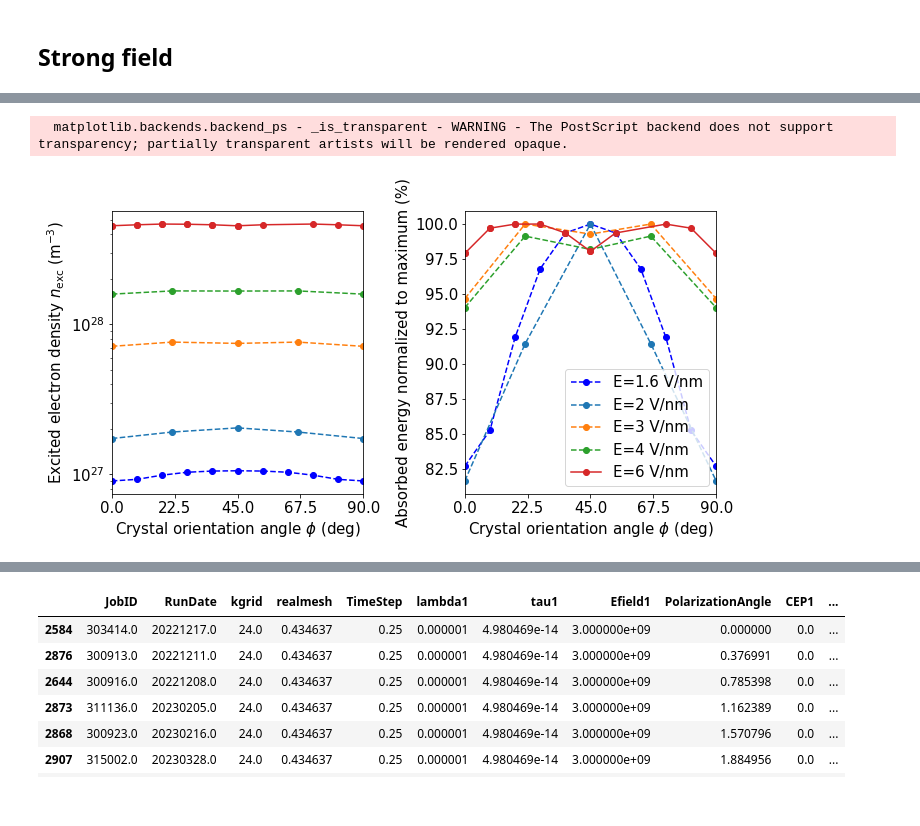
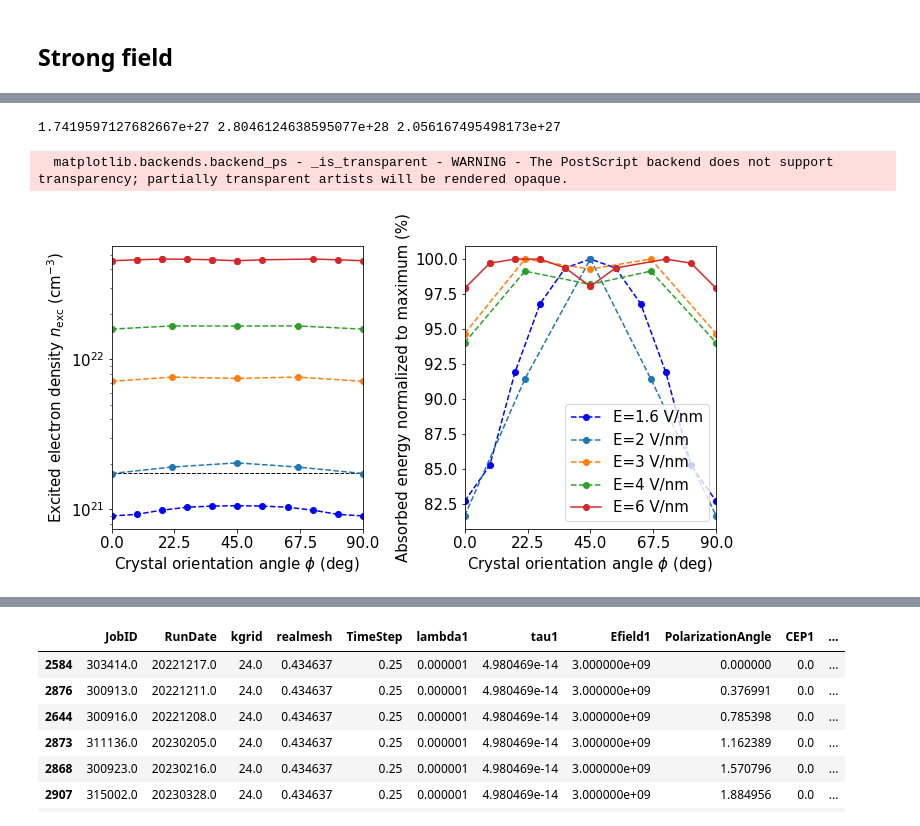
Before and after one commit to tjyderrien/octopus-quantumlap, a Jupyter notebook: Maths/Tibo-biatrisrv/OrientationPolarization/Anisotropic absorption in Si (800 nm - Levy).ipynb, the cells around one changed output, grey strips where cells are left out. Saved outputs shown, nothing was run; the diff lists cells and outputs as text; code cells hidden in the pictures.

```diff
--- a/Maths/Tibo-biatrisrv/OrientationPolarization/Anisotropic absorption in Si (800 nm - Levy).ipynb
+++ b/Maths/Tibo-biatrisrv/OrientationPolarization/Anisotropic absorption in Si (800 nm - Levy).ipynb
@@ -357,3 +371,12 @@ plt.show()
+# %%
+from scipy.constants import epsilon_0, c, e, m_e, pi
+nu=1E15;wavelength=800e-9;epsilonInf=13.64+0.048j
+nCrPlasma=(4*pi**2*c**2*m_e*epsilon_0/e**2/wavelength**2)
+nCrSolid =epsilonInf.real*m_e*epsilon_0*(4*pi**2*c**2+nu**2*wavelength**2)/(e**2*wavelength**2)
+nCrSolidBis = m_e*epsilon_0*(4*pi**2*c**2+nu**2*wavelength**2)/(e**2*wavelength**2)
+print(nCrPlasma, nCrSolid, nCrSolidBis)
+# %% [output]
+1.7419597127682667e+27 2.8046124638595077e+28 2.056167495498173e+27
 # %%
 plot1=[]
 plt.rcParams.update({'font.size': 15})
@@ -369,22 +392,25 @@ ax2.set_xlabel(r"Crystal orientation angle $\phi$ (deg)")
 # plot_field, = ax1.plot(180./pi*data3_1Vnm.PolarizationAngle, data3_1Vnm.Energy_eV, "-ob", label=r"$\lambda=800$ nm, $\tau=$37.5 fs (exp. renorm., E=1 V/nm)")
 # plot1 += [plot_field]
 
-ax1.set_ylabel(r"Excited electron density $n_{\mathrm{exc}}$ (m$^{-3}$)")
+UnitY=1E-6
+
+ax1.set_ylabel(r"Excited electron density $n_{\mathrm{exc}}$ (cm$^{-3}$)")
 ax2.set_ylabel(r"Absorbed energy normalized to maximum (%)")
 # ax2.yaxis.label.set_color("blue")
 
 # plot_field, = ax1.plot(180./pi*data3_6overIndexVnm.PolarizationAngle, data3_6overIndexVnm.Energy_eV, "--ob", label=r"$\lambda=800$ nm, $\tau=$37.5 fs (exp. renorm., E=1.6 V/nm)")
 # plot1 += [plot_field]
 
-plot_field, = ax1.plot(180./pi*data3_6overIndexVnm.PolarizationAngle, data3_6overIndexVnm.NeFinal, "--ob", label=r"E=1.6 V/nm")
+plot_field, = ax1.plot(180./pi*data3_6overIndexVnm.PolarizationAngle, UnitY*data3_6overIndexVnm.NeFinal, "--ob", label=r"E=1.6 V/nm")
 plot1 += [plot_field]
 plot_field, = ax2.plot(180./pi*data3_6overIndexVnm.PolarizationAngle, 100*data3_6overIndexVnm.Energy_eV/np.max(data3_6overIndexVnm.Energy_eV), "--ob") #, label=r"$\lambda=800$ nm, $\tau=$37.5 fs (exp. renorm., E=1.6 V/nm)")
 plot1 += [plot_field]
+ax1.axhline(UnitY*nCrPlasma, linestyle="--", linewidth="1", color="black")
 
 # plot_field, = ax1.plot(180./pi*data3_2Vnm.PolarizationAngle, data3_2Vnm.Energy_eV, "--o", label=r"$\lambda=800$ nm, $\tau=$37.5 fs (exp. renorm., E=2 V/nm)")
 # plot1 += [plot_field]
 
-plot_field, = ax1.plot(180./pi*data3_2Vnm.PolarizationAngle, data3_2Vnm.NeFinal, "--o", label=r"E=2 V/nm")
+plot_field, = ax1.plot(180./pi*data3_2Vnm.PolarizationAngle, UnitY*data3_2Vnm.NeFinal, "--o", label=r"E=2 V/nm")
 plot1 += [plot_field]
 plot_field, = ax2.plot(180./pi*data3_2Vnm.PolarizationAngle, 100*data3_2Vnm.Energy_eV/np.max(data3_2Vnm.Energy_eV), "--o") #, label=r"$\lambda=800$ nm, $\tau=$37.5 fs (exp. renorm., E=2 V/nm)")
 plot1 += [plot_field]
@@ -392,37 +418,37 @@ plot1 += [plot_field]
 # plot_field, = ax1.plot(180./pi*data3_3Vnm.PolarizationAngle, data3_3Vnm.Energy_eV, "--o", label=r"$\lambda=800$ nm, $\tau=$37.5 fs (exp. renorm., E=3 V/nm)")
 # plot1 += [plot_field]
 
-plot_field, = ax1.plot(180./pi*data3_3Vnm.PolarizationAngle, data3_3Vnm.NeFinal, "--o", label=r"E=3 V/nm")
+plot_field, = ax1.plot(180./pi*data3_3Vnm.PolarizationAngle, UnitY*data3_3Vnm.NeFinal, "--o", label=r"E=3 V/nm")
 plot1 += [plot_field]
 plot_field, = ax2.plot(180./pi*data3_3Vnm.PolarizationAngle, 100*data3_3Vnm.Energy_eV/np.max(data3_3Vnm.Energy_eV), "--o") #, label=r"$\lambda=800$ nm, $\tau=$37.5 fs (exp. renorm., E=3 V/nm)")
 plot1 += [plot_field]
 
 # plot_field, = ax1.plot(180./pi*data3_4Vnm.PolarizationAngle, data3_4Vnm.Energy_eV, "--o", label=r"$\lambda=800$ nm, $\tau=$37.5 fs (exp. renorm., E=4 V/nm)")
 # plot1 += [plot_field]
 
-plot_field, = ax1.plot(180./pi*data3_4Vnm.PolarizationAngle, data3_4Vnm.NeFinal, "--o", label=r"E=4 V/nm")
+plot_field, = ax1.plot(180./pi*data3_4Vnm.PolarizationAngle, UnitY*data3_4Vnm.NeFinal, "--o", label=r"E=4 V/nm")
 plot1 += [plot_field]
 plot_field, = ax2.plot(180./pi*data3_4Vnm.PolarizationAngle, 100*data3_4Vnm.Energy_eV/np.max(data3_4Vnm.Energy_eV), "--o") #, label=r"$\lambda=800$ nm, $\tau=$37.5 fs (exp. renorm., E=4 V/nm)")
 plot1 += [plot_field]
 
 # ax12 = ax1.twinx()
-plot_field, = ax1.plot(180./pi*data3_6Vnm.PolarizationAngle, data3_6Vnm.NeFinal, "-o", label=r"E=6 V/nm")
+plot_field, = ax1.plot(180./pi*data3_6Vnm.PolarizationAngle, UnitY*data3_6Vnm.NeFinal, "-o", label=r"E=6 V/nm")
 plot1 += [plot_field]
 plot_field, = ax2.plot(180./pi*data3_6Vnm.PolarizationAngle, 100*data3_6Vnm.Energy_eV/np.max(data3_6Vnm.Energy_eV), "-o") #, label=r"$\lambda=800$ nm, $\tau=$37.5 fs (exp. renorm., E=6 V/nm)")
 plot1 += [plot_field]
 
 # ax12.yaxis.label.set_color("red")
 ax1.set_yscale('log')
 labels1 = [l.get_label() for l in plot1]
 ax2.legend(plot1, labels1, loc=4)
 ax1.set_xlim([0,90])
 ax2.set_xlim([0,90])
 #locs,labels=ax1.xticks()
 ax1.set_xticks(np.round(np.linspace(0,90,5),1))
 ax2.set_xticks(np.round(np.linspace(0,90,5),1))
 plt.tight_layout()
 plt.savefig("TDDFT_800nm_37.5fs_AngleDensityEnergy_LDA_effectOfField.eps")
 plt.show()
 # %% [output]
   matplotlib.backends.backend_ps - _is_transparent - WARNING - The PostScript backend does not support transparency; partially transparent artists will be rendered opaque.
-[figure, old version]
+[figure, new version]
```
Also changed, not shown: parts of 17 cells of this notebook.
